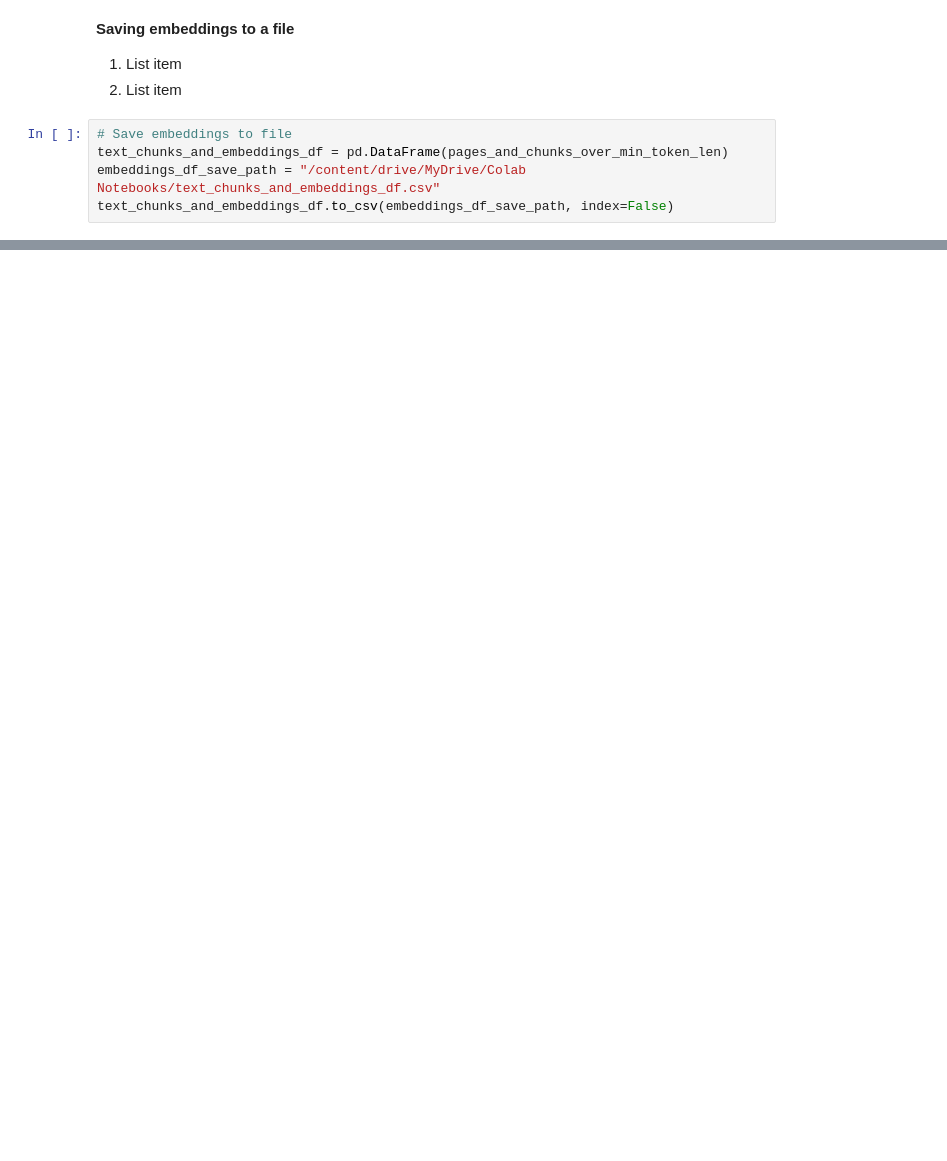
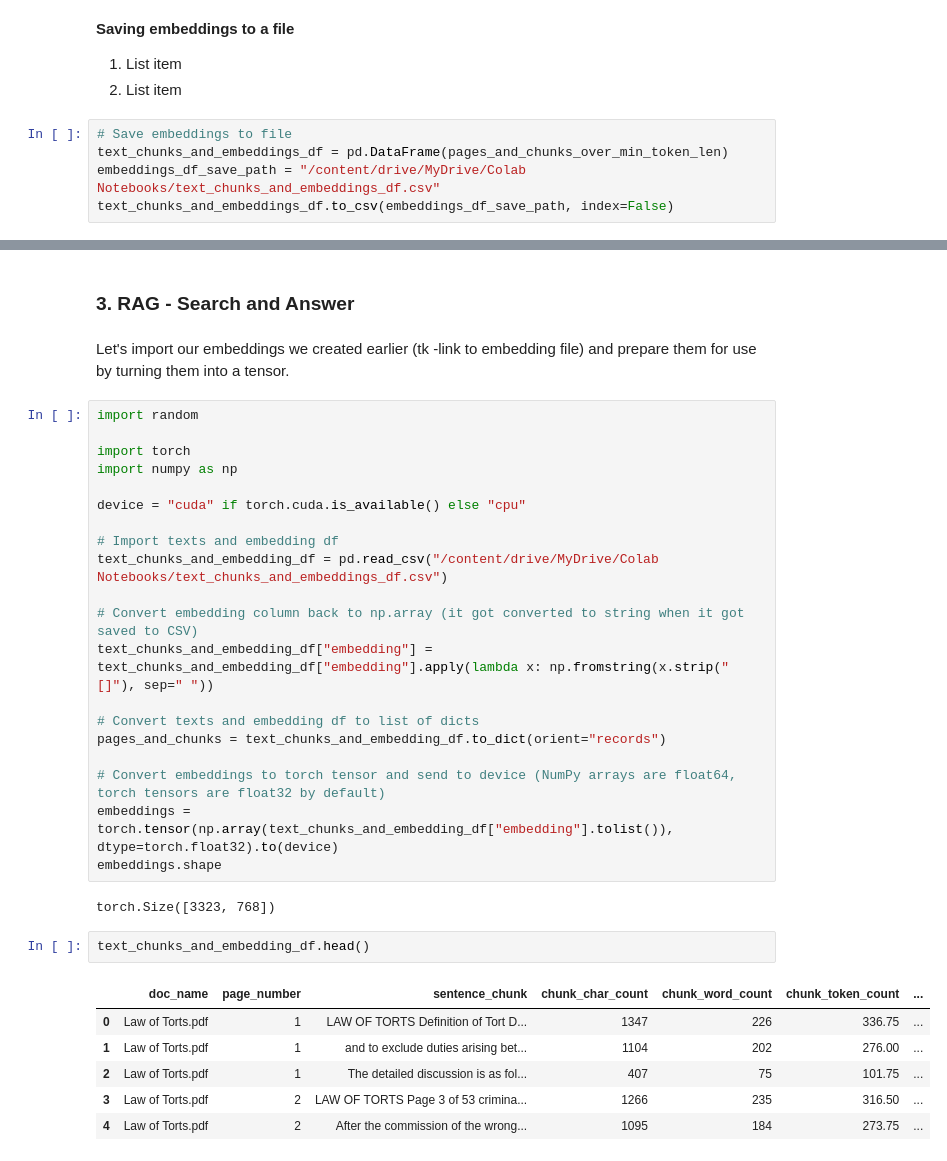
Before and after one commit to bose-kb/LawBot, a Jupyter notebook: LawBot.ipynb, the cells around one changed output, grey strips where cells are left out. Saved outputs shown, nothing was run; the diff lists cells and outputs as text; blank space fills up the shorter version.

```diff
--- a/LawBot.ipynb
+++ b/LawBot.ipynb
@@ -513,0 +508,35 @@ text_chunks_and_embedding_df_load.head()
+# %% [markdown]
+### 3. RAG - Search and Answer
+# %% [markdown]
+Let's import our embeddings we created earlier (tk -link to embedding file) and prepare them for use by turning them into a tensor.
+# %%
+import random
+
+import torch
+import numpy as np
+
+device = "cuda" if torch.cuda.is_available() else "cpu"
+
+# Import texts and embedding df
+text_chunks_and_embedding_df = pd.read_csv("/content/drive/MyDrive/Colab Notebooks/text_chunks_and_embeddings_df.csv")
+
+# Convert embedding column back to np.array (it got converted to string when it got saved to CSV)
+text_chunks_and_embedding_df["embedding"] = text_chunks_and_embedding_df["embedding"].apply(lambda x: np.fromstring(x.strip("[]"), sep=" "))
+
+# Convert texts and embedding df to list of dicts
+pages_and_chunks = text_chunks_and_embedding_df.to_dict(orient="records")
+
+# Convert embeddings to torch tensor and send to device (NumPy arrays are float64, torch tensors are float32 by default)
+embeddings = torch.tensor(np.array(text_chunks_and_embedding_df["embedding"].tolist()), dtype=torch.float32).to(device)
+embeddings.shape
+# %% [output]
+torch.Size([3323, 768])
+# %%
+text_chunks_and_embedding_df.head()
+# %% [output]
+|  | doc_name | page_number | sentence_chunk | chunk_char_count | chunk_word_count | chunk_token_count | ... |
+| 0 | Law of Torts.pdf | 1 | LAW OF TORTS Definition of Tort D... | 1347 | 226 | 336.75 | ... |
+| 1 | Law of Torts.pdf | 1 | and to exclude duties arising bet... | 1104 | 202 | 276.00 | ... |
+| 2 | Law of Torts.pdf | 1 | The detailed discussion is as fol... | 407 | 75 | 101.75 | ... |
+| 3 | Law of Torts.pdf | 2 | LAW OF TORTS Page 3 of 53 crimina... | 1266 | 235 | 316.50 | ... |
+| 4 | Law of Torts.pdf | 2 | After the commission of the wrong... | 1095 | 184 | 273.75 | ... |
```
Also changed, not shown: parts of 21 cells of this notebook.
